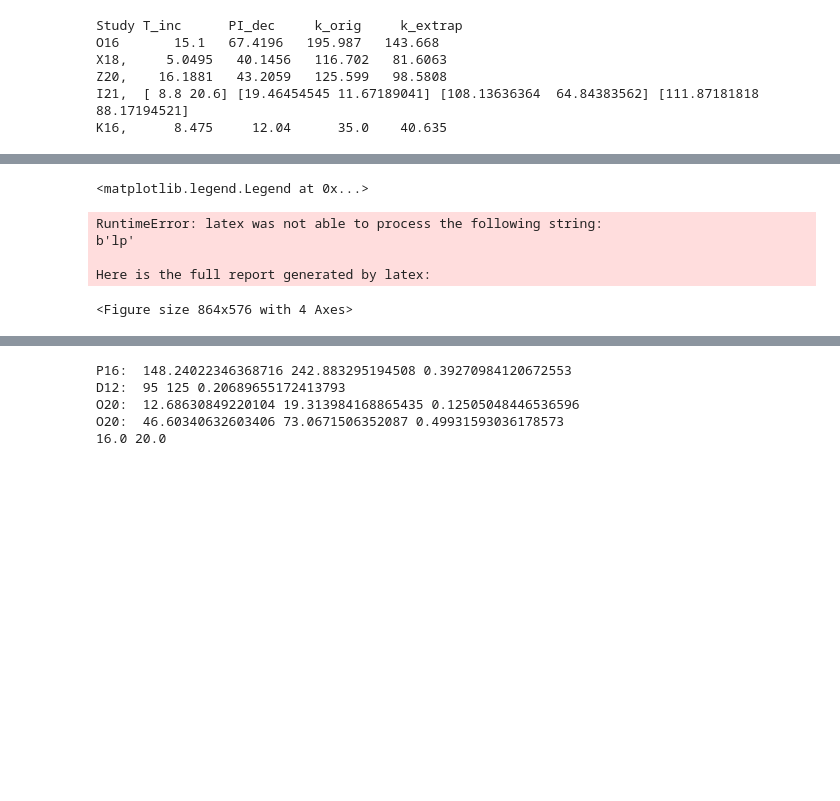
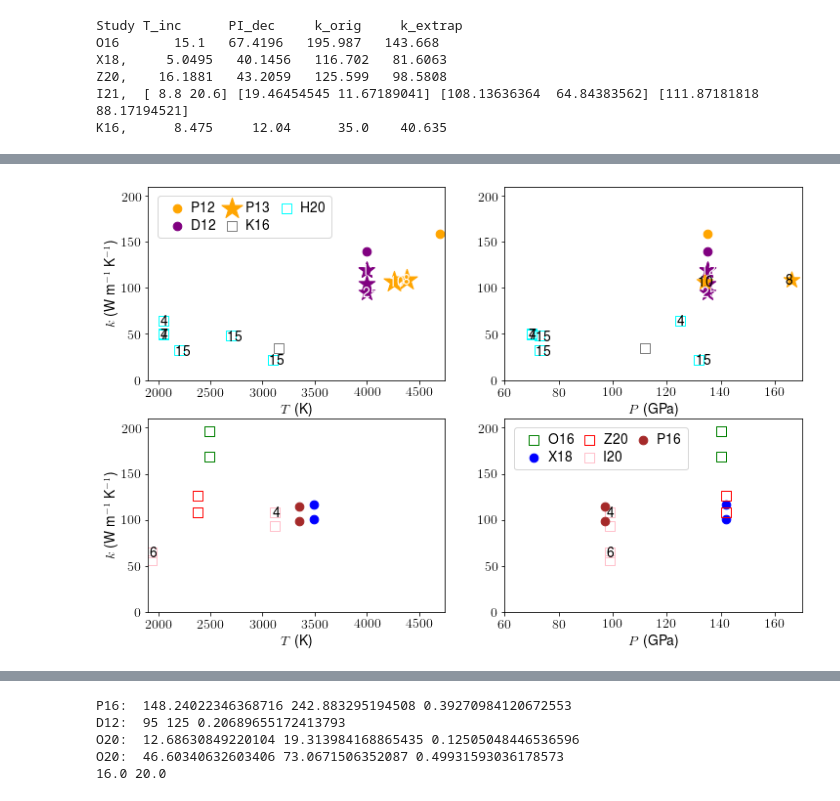
Before and after one commit to scs1cd/precipitation, a Jupyter notebook: ksummary.ipynb, the cells around one changed output, grey strips where cells are left out. Cells and saved outputs as stored; diff of their text form; code cells hidden in the pictures; blank space fills up the shorter version.

```diff
--- a/ksummary.ipynb
+++ b/ksummary.ipynb
@@ -206,7 +203,7 @@ fig, ((ax1,ax2), (ax3,ax4)) = plt.subplots(2,2, figsize=(12,8))
 ax1.set_xlim([1900,4750])
 ax1.set_ylim([0,210])
 ax1.set_xlabel("$T$ (K)")
-ax1.set_ylabel("$k$ (W/m/K)")
+ax1.set_ylabel("$k$ (W m$^{-1}$ K$^{-1}$)")
 ax1.scatter(p['P12']['T']  , p['P12']['k']  , label="P12", color="orange", marker='.', s=300)
 ax1.scatter(p['D12']['T']  , p['D12']['k']  , label="D12", color="purple", marker='.', s=300)
 ax1.scatter(p['D12si']['T'], p['D12si']['k'],              color="purple", marker='*', s=300)
@@ -236,7 +233,7 @@ for x in range(0,len(p['D12si']['k'])):
 ax2.set_xlim([60,170])
 ax2.set_ylim([0,210])
 ax2.set_xlabel("$P$ (GPa)")
-ax2.set_ylabel("$k$ (W/m/K)")
+#ax2.set_ylabel("$k$ (W/m/K)")
 ax2.scatter(p['P12']['P']  , p['P12']['k']  , label="P12", color="orange", marker='.', s=300)
 ax2.scatter(p['D12']['P']  , p['D12']['k']  , label="D12", color="purple", marker='.', s=300)
 ax2.scatter(p['D12si']['P'], p['D12si']['k'], color="purple", marker='*', s=300)
@@ -261,53 +258,50 @@ i = 0
 for x in range(0,len(p['D12si']['k'])):
     ax2.text(p['D12si']['P'][i]-2, p['D12si']['k'][i]-5, p['D12si']['c'][i], color="white")
     i = i + 1
-ax2.legend(bbox_to_anchor=(0.01, 0.99), loc='upper left',ncol=3, handletextpad=0.1, labelspacing=0.5, columnspacing=0.1)
+ax1.legend(bbox_to_anchor=(0.01, 0.99), loc='upper left',ncol=3, handletextpad=0.1, labelspacing=0.3, columnspacing=0.1)
 
 ax3.set_xlim([1900,4750])
 ax3.set_ylim([0,210])
 ax3.set_xlabel("$T$ (K)")
-ax3.set_ylabel("$k$ (W/m/K)")
+ax3.set_ylabel("$k$ (W m$^{-1}$ K$^{-1}$)")
 ax3.scatter(p['O16']['T'], p['O16']['k'], label="O16", color="green" , marker='s', s=100, facecolor="none")
 ax3.scatter(p['X18']['T'], p['X18']['k'], label="X18", color="b"     , marker='.', s=300)
 ax3.scatter(p['Z20']['T'], p['Z20']['k'], label="Z20", color="r"     , marker='s', s=100, facecolor="none")
 ax3.scatter(p['I21']['T'], p['I21']['k'], label="I20", color="pink"  , marker='s', s=100, facecolor="none")
 ax3.scatter(p['P16']['T'], p['P16']['k'], label="P16", color="brown" , marker='.', s=300)
 ax3.scatter(p['O16']['T'], p['O16']['kl'], label="O16", color="green" , marker='s', s=100, facecolor="none")
 ax3.scatter(p['X18']['T'], p['X18']['kl'], label="X18", color="b"     , marker='.', s=300)
 ax3.scatter(p['Z20']['T'], p['Z20']['kl'], label="Z20", color="r"     , marker='s', s=100, facecolor="none")
 ax3.scatter(p['I21']['T'], p['I21']['kl'], label="I20", color="pink"  , marker='s', s=100, facecolor="none")
 ax3.scatter(p['P16']['T'], p['P16']['kl'], label="P16", color="brown" , marker='.', s=300)
 i = 0
 for x in range(0,len(p['I21']['k'])):
     ax3.text(p['I21']['T'][i]-25  , p['I21']['k'][i]-5  , p['I21']['c'][i])
     i = i + 1
 
 ax4.set_xlim([60,170])
 ax4.set_ylim([0,210])
 ax4.set_xlabel("$P$ (GPa)")
-ax4.set_ylabel("$k$ (W/m/K)")
+#ax4.set_ylabel("$k$ (W m$^{-1}$ K$^{-1}$)")
 ax4.scatter(p['O16']['P'], p['O16']['k'], label="O16", color="green" , marker='s', s=100, facecolor="none")
 ax4.scatter(p['X18']['P'], p['X18']['k'], label="X18", color="b"     , marker='.', s=300)
 ax4.scatter(p['Z20']['P'], p['Z20']['k'], label="Z20", color="r"     , marker='s', s=100, facecolor="none")
 ax4.scatter(p['I21']['P'], p['I21']['k'], label="I20", color="pink"  , marker='s', s=100, facecolor="none")
 ax4.scatter(p['P16']['P'], p['P16']['k'], label="P16", color="brown" , marker='.', s=300)
 ax4.scatter(p['O16']['P'], p['O16']['kl'], color="green" , marker='s', s=100, facecolor="none")
 ax4.scatter(p['X18']['P'], p['X18']['kl'], color="b"     , marker='.', s=300)
 ax4.scatter(p['Z20']['P'], p['Z20']['kl'], color="r"     , marker='s', s=100, facecolor="none")
 ax4.scatter(p['I21']['P'], p['I21']['kl'], color="pink"  , marker='s', s=100, facecolor="none")
 ax4.scatter(p['P16']['P'], p['P16']['kl'], color="brown" , marker='.', s=300)
 i = 0
 for x in range(0,len(p['I21']['k'])):
     ax4.text(p['I21']['P'][i]-1  , p['I21']['k'][i]-5  , p['I21']['c'][i])
     i = i + 1
-ax4.legend(bbox_to_anchor=(0.01, 0.99), loc='upper left',ncol=3, handletextpad=0.1, labelspacing=0.5, columnspacing=0.1)
+ax4.legend(bbox_to_anchor=(0.01, 0.99), loc='upper left',ncol=3, handletextpad=0.1, labelspacing=0.3, columnspacing=0.1)
+
+fig.savefig("ksummary.pdf", format="pdf")
 # %% [output]
-<matplotlib.legend.Legend at 0x...>
-RuntimeError: latex was not able to process the following string:
-b'lp'
-
-Here is the full report generated by latex:
-<Figure size 864x576 with 4 Axes>
+[figure, added]
 # %%
 T2 = [300, 1140, 1280, 1280, 1290, 1300, 1320, 1340]
 r2 = [35.3, 57.9, 59.3, 60.3, 59.9, 60.4, 60.3, 60.8]
```
Also changed, not shown: parts of 3 cells of this notebook, 1 other file.
